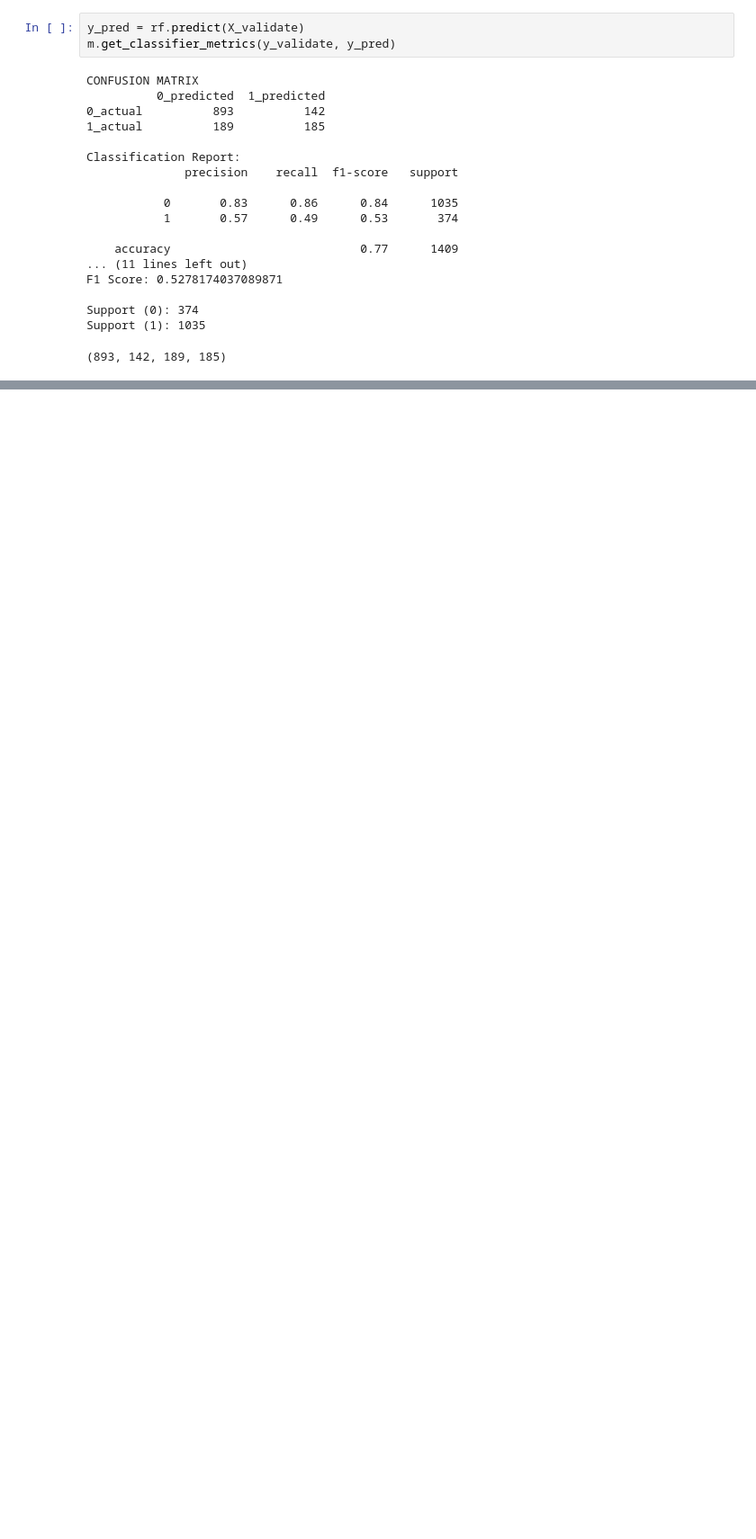
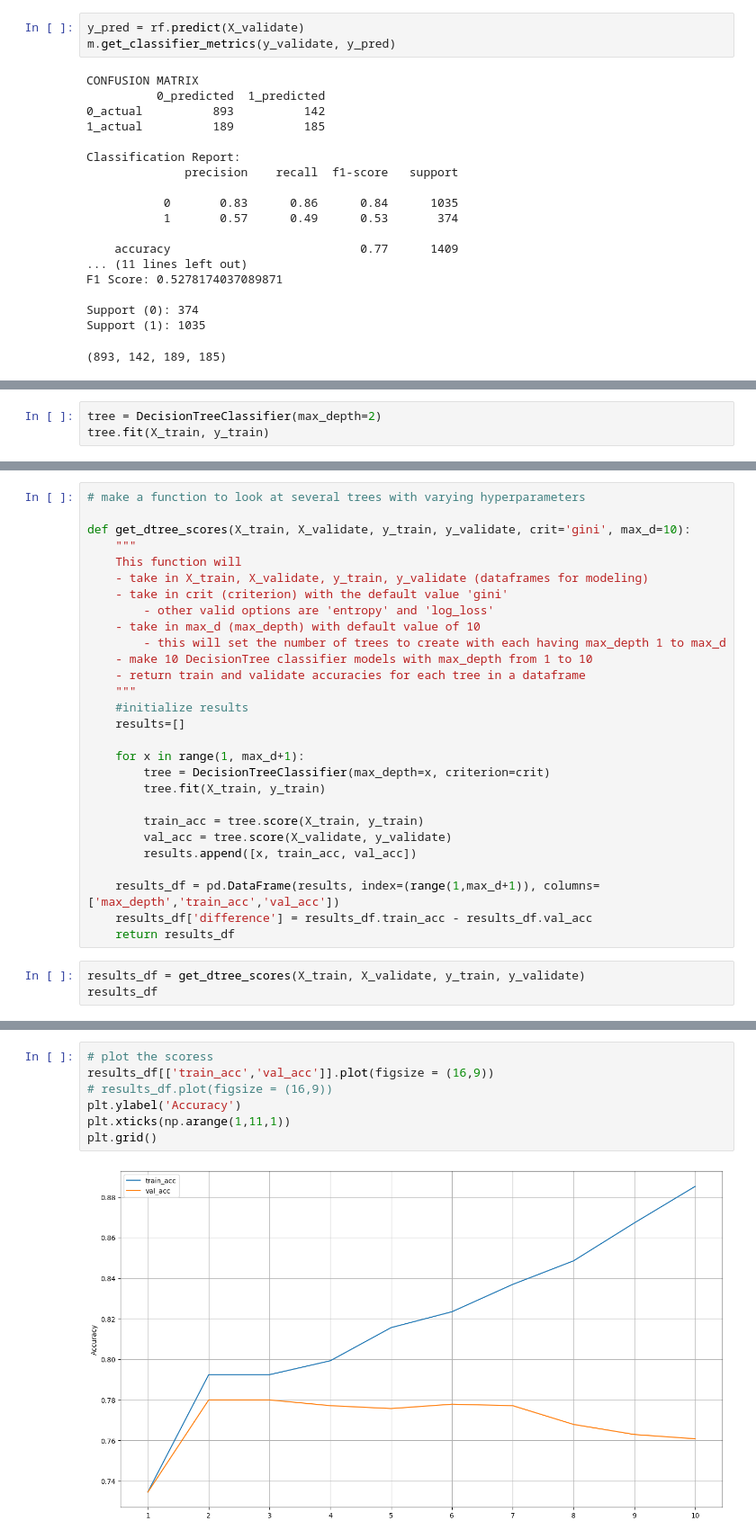
Before and after one commit to corey-hermesch/telco_churn_project, a Jupyter notebook: mvp_model_work.ipynb, the cells around one changed output, grey strips where cells are left out. Shown at 90% size. Cells and saved outputs as stored; diff of their text form; blank space fills up the shorter version.

```diff
--- a/mvp_model_work.ipynb
+++ b/mvp_model_work.ipynb
@@ -258,0 +292,3 @@ results_df.T
+# %%
+tree = DecisionTreeClassifier(max_depth=2)
+tree.fit(X_train, y_train)
@@ -258,0 +323,31 @@ results_df.T
+# %%
+# make a function to look at several trees with varying hyperparameters
+
+def get_dtree_scores(X_train, X_validate, y_train, y_validate, crit='gini', max_d=10):
+    """
+    This function will
+    - take in X_train, X_validate, y_train, y_validate (dataframes for modeling)
+    - take in crit (criterion) with the default value 'gini'
+        - other valid options are 'entropy' and 'log_loss'
+    - take in max_d (max_depth) with default value of 10
+        - this will set the number of trees to create with each having max_depth 1 to max_d
+    - make 10 DecisionTree classifier models with max_depth from 1 to 10
+    - return train and validate accuracies for each tree in a dataframe
+    """
+    #initialize results
+    results=[]
+
+    for x in range(1, max_d+1):
+        tree = DecisionTreeClassifier(max_depth=x, criterion=crit)
+        tree.fit(X_train, y_train)
+
+        train_acc = tree.score(X_train, y_train)
+        val_acc = tree.score(X_validate, y_validate)
+        results.append([x, train_acc, val_acc])
+
+    results_df = pd.DataFrame(results, index=(range(1,max_d+1)), columns=['max_depth','train_acc','val_acc'])
+    results_df['difference'] = results_df.train_acc - results_df.val_acc
+    return results_df
+# %%
+results_df = get_dtree_scores(X_train, X_validate, y_train, y_validate)
+results_df
@@ -258,0 +366,9 @@ results_df.T
+# %%
+# plot the scoress
+results_df[['train_acc','val_acc']].plot(figsize = (16,9))
+# results_df.plot(figsize = (16,9))
+plt.ylabel('Accuracy')
+plt.xticks(np.arange(1,11,1))
+plt.grid()
+# %% [output]
+[figure, added]
```
Also changed, not shown: parts of 43 cells of this notebook, 5 other files.
